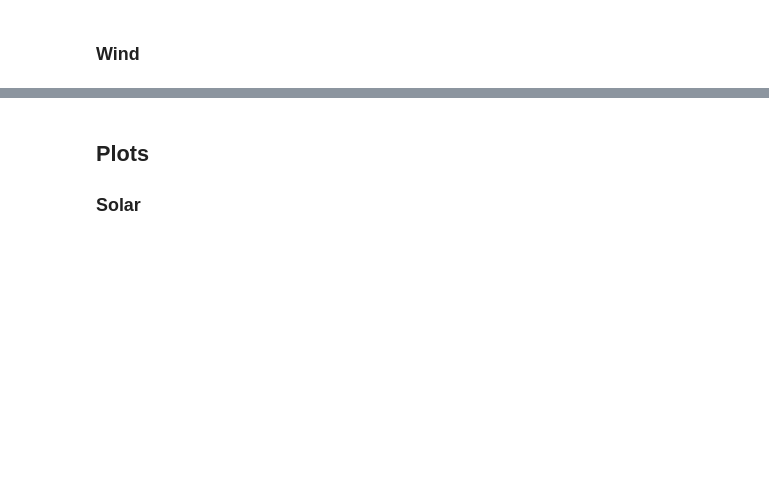
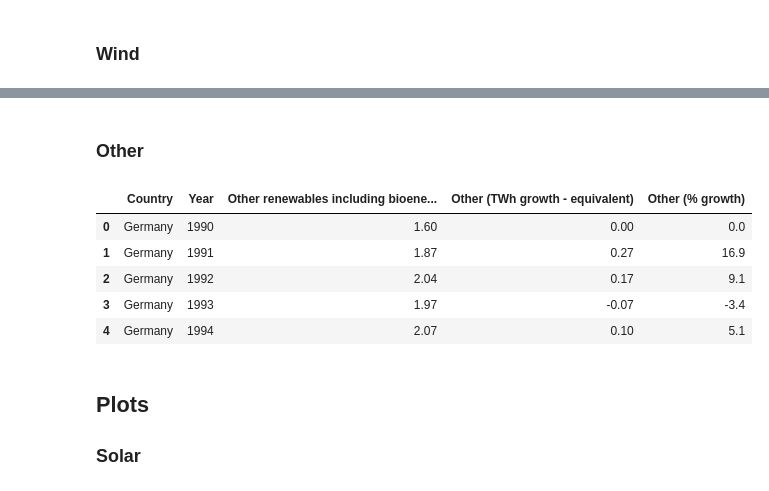
Before and after one commit to alexschillingfhnw/cda2, a Jupyter notebook: AS_eda.ipynb, the cells around one changed output, grey strips where cells are left out. Drawn from its saved outputs; the diff is of its cells as text; code cells hidden in the pictures; blank space fills up the shorter version.

```diff
--- a/AS_eda.ipynb
+++ b/AS_eda.ipynb
@@ -29,0 +44,3 @@ df_hydro_generation.head()
+# %%
+df_other_generation = pd.read_csv('Data/All/Other/other-energy-generation.csv')
+df_other_generation.head()
@@ -63,3 +100,18 @@ df_hydro_generation.head()
+# %% [markdown]
+### Other
+# %%
+df_other_generation = wrangle_dataframe(df_other_generation, "Other renewables including bioenergy (TWh)")
+
+df_other_generation = add_growth_columns(df_other_generation, 'Other (TWh growth - equivalent)', 'Other (% growth)', 'Other renewables including bioenergy (TWh)')
+
+df_other_generation.head()
+# %% [output]
+|  | Country | Year | Other renewables including bioene... | Other (TWh growth - equivalent) | Other (% growth) |
+| 0 | Germany | 1990 | 1.60 | 0.00 | 0.0 |
+| 1 | Germany | 1991 | 1.87 | 0.27 | 16.9 |
+| 2 | Germany | 1992 | 2.04 | 0.17 | 9.1 |
+| 3 | Germany | 1993 | 1.97 | -0.07 | -3.4 |
+| 4 | Germany | 1994 | 2.07 | 0.10 | 5.1 |
 # %% [markdown]
 ## Plots
 ### Solar
```
Also changed, not shown: parts of 11 cells of this notebook.
